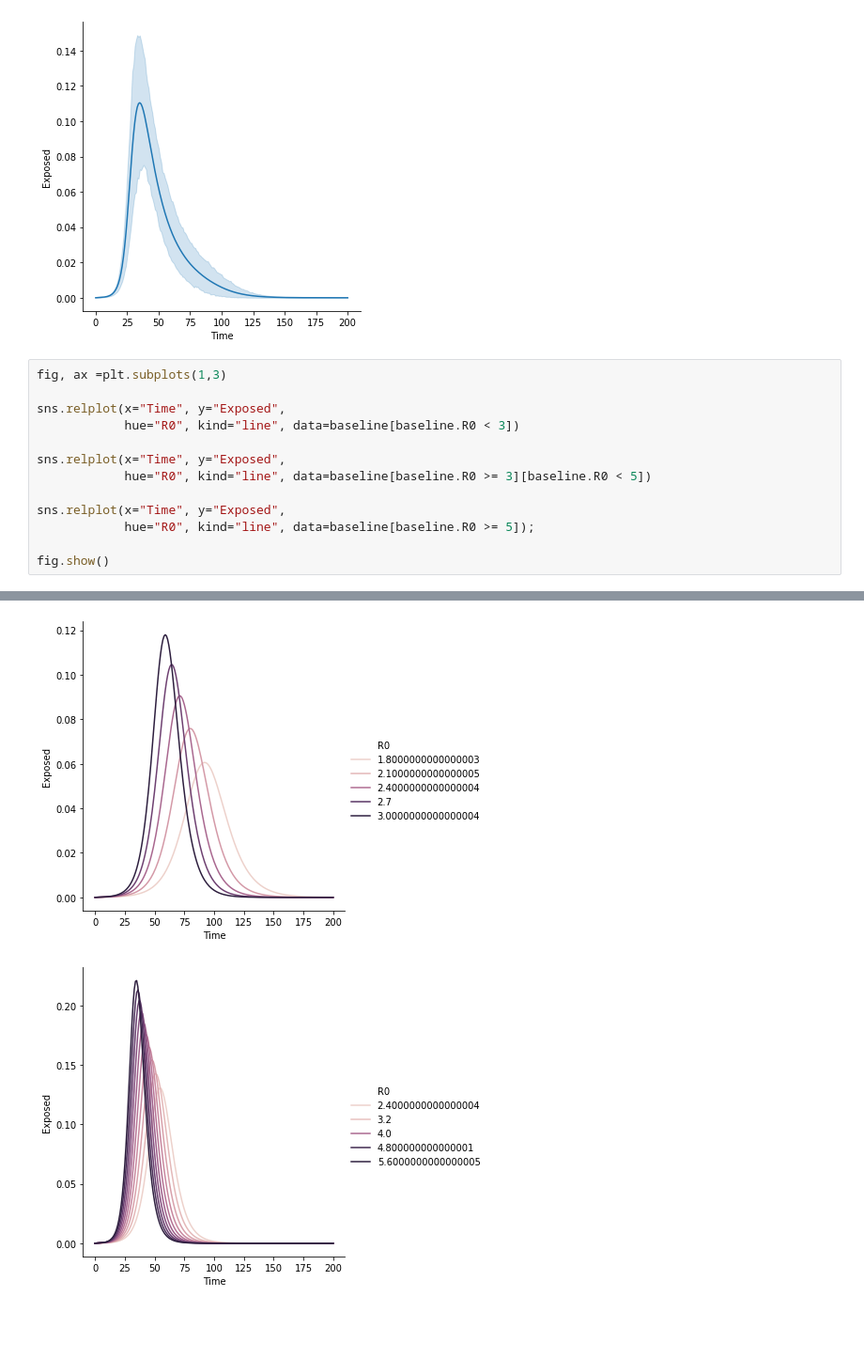
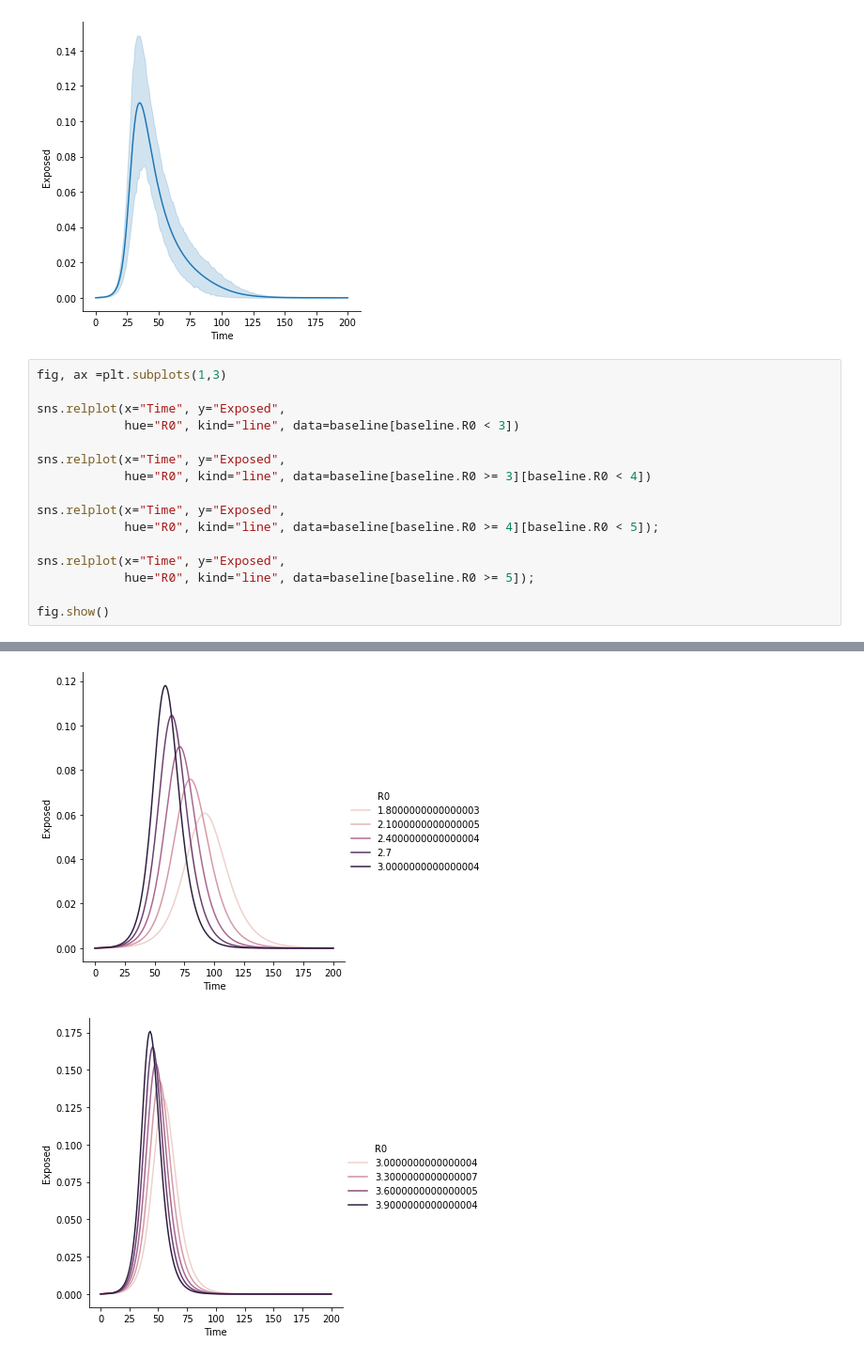
Before and after one commit to gonzrubio/Tucker_ABM, a Jupyter notebook: DataViz.ipynb, the cells around one changed output, grey strips where cells are left out. Shown: that part at 94% size. Cells and saved outputs as stored; diff of their text form; blank space fills up the shorter version.

Commit message:
New plots.

```diff
--- a/DataViz.ipynb
+++ b/DataViz.ipynb
@@ -176,17 +176,20 @@ sns.relplot(x="Time", y="Exposed", kind="line", data=baseline)
 # %%
 fig, ax =plt.subplots(1,3)
 
 sns.relplot(x="Time", y="Exposed",
             hue="R0", kind="line", data=baseline[baseline.R0 < 3])
 
 sns.relplot(x="Time", y="Exposed",
-            hue="R0", kind="line", data=baseline[baseline.R0 >= 3][baseline.R0 < 5])
+            hue="R0", kind="line", data=baseline[baseline.R0 >= 3][baseline.R0 < 4])
+
+sns.relplot(x="Time", y="Exposed",
+            hue="R0", kind="line", data=baseline[baseline.R0 >= 4][baseline.R0 < 5]);
 
 sns.relplot(x="Time", y="Exposed",
             hue="R0", kind="line", data=baseline[baseline.R0 >= 5]);
 
 fig.show()
 # %% [output]
 [figure]
 [figure]
-[figure, old version]
+[figure, new version]
```
Also changed, not shown: parts of 3 cells of this notebook.
